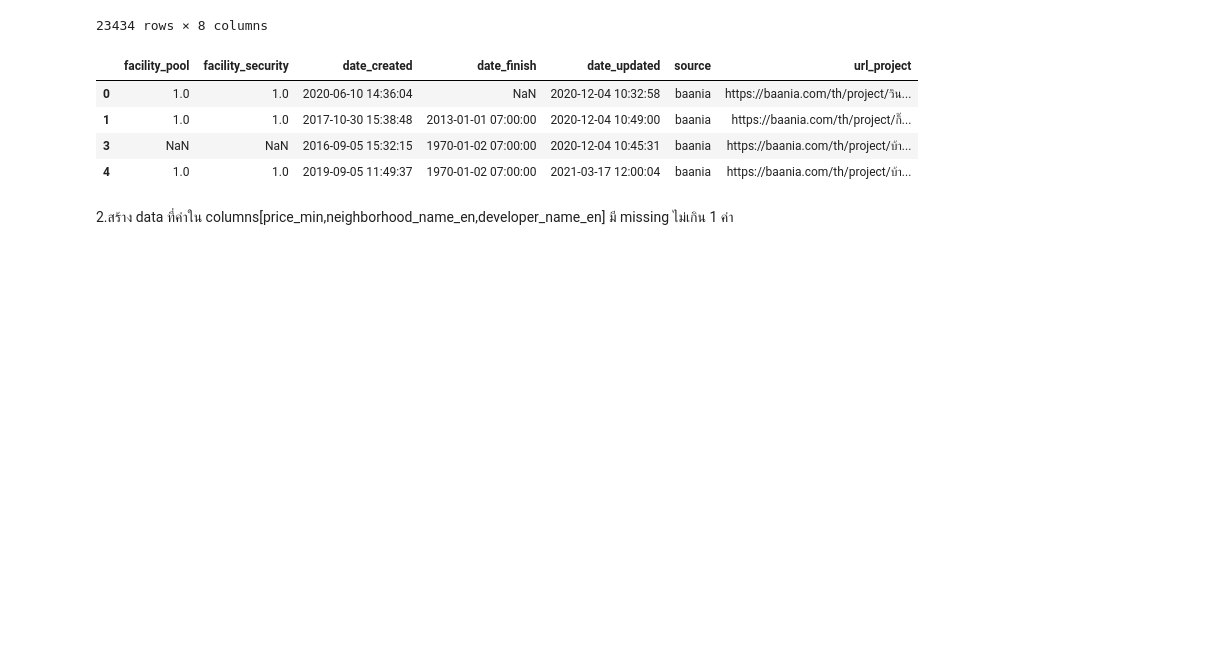
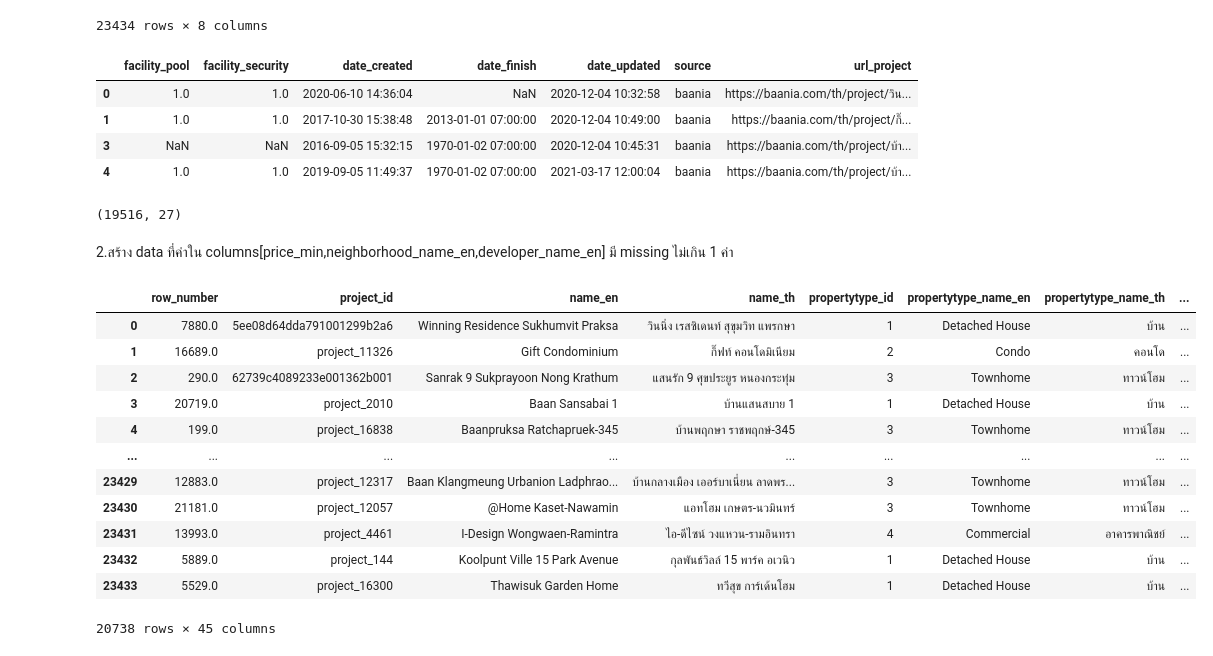
Before and after one commit to Phruetti/DPDM65, a Jupyter notebook: preprocessing.ipynb, the cells around one changed output. Cells and saved outputs as stored; diff of their text form; code cells hidden in the pictures; blank space fills up the shorter version.

```diff
--- a/preprocessing.ipynb
+++ b/preprocessing.ipynb
@@ -242,5 +242,25 @@ project_df.iloc[:5,-7:].dropna(thresh=5)
 | 1 | 1.0 | 1.0 | 2017-10-30 15:38:48 | 2013-01-01 07:00:00 | 2020-12-04 10:49:00 | baania | https://baania.com/th/project/กิ๊... |
 | 3 | NaN | NaN | 2016-09-05 15:32:15 | 1970-01-02 07:00:00 | 2020-12-04 10:45:31 | baania | https://baania.com/th/project/บ้า... |
 | 4 | 1.0 | 1.0 | 2019-09-05 11:49:37 | 1970-01-02 07:00:00 | 2021-03-17 12:00:04 | baania | https://baania.com/th/project/บ้า... |
+# %%
+project_df.dropna(axis = 1,thresh = 0.8202*project_df.shape[0]).dropna().shape
+# %% [output]
+(19516, 27)
 # %% [markdown]
 2.สร้าง data ที่ค่าใน columns[price_min,neighborhood_name_en,developer_name_en] มี missing ไม่เกิน 1 ค่า
+# %%
+project_df.dropna(subset = ['price_min', 'neighborhood_name_en','developer_name_en'],thresh = 2)
+# %% [output]
+|  | row_number | project_id | name_en | name_th | propertytype_id | propertytype_name_en | propertytype_name_th | ... |
+| 0 | 7880.0 | 5ee08d64dda791001299b2a6 | Winning Residence Sukhumvit Praksa | วินนิ่ง เรสซิเดนท์ สุขุมวิท แพรกษา | 1 | Detached House | บ้าน | ... |
+| 1 | 16689.0 | project_11326 | Gift Condominium | กิ๊ฟท์ คอนโดมิเนียม | 2 | Condo | คอนโด | ... |
+| 2 | 290.0 | 62739c4089233e001362b001 | Sanrak 9 Sukprayoon Nong Krathum | แสนรัก 9 ศุขประยูร หนองกระทุ่ม | 3 | Townhome | ทาวน์โฮม | ... |
+| 3 | 20719.0 | project_2010 | Baan Sansabai 1 | บ้านแสนสบาย 1 | 1 | Detached House | บ้าน | ... |
+| 4 | 199.0 | project_16838 | Baanpruksa Ratchapruek-345 | บ้านพฤกษา ราชพฤกษ์-345 | 3 | Townhome | ทาวน์โฮม | ... |
+| ... | ... | ... | ... | ... | ... | ... | ... | ... |
+| 23429 | 12883.0 | project_12317 | Baan Klangmeung Urbanion Ladphrao... | บ้านกลางเมือง เออร์บาเนี่ยน ลาดพร... | 3 | Townhome | ทาวน์โฮม | ... |
+| 23430 | 21181.0 | project_12057 | @Home Kaset-Nawamin | แอทโฮม เกษตร-นวมินทร์ | 3 | Townhome | ทาวน์โฮม | ... |
+| 23431 | 13993.0 | project_4461 | I-Design Wongwaen-Ramintra | ไอ-ดีไซน์ วงแหวน-รามอินทรา | 4 | Commercial | อาคารพาณิชย์ | ... |
+| 23432 | 5889.0 | project_144 | Koolpunt Ville 15 Park Avenue | กุลพันธ์วิลล์ 15 พาร์ค อเวนิว | 1 | Detached House | บ้าน | ... |
+| 23433 | 5529.0 | project_16300 | Thawisuk Garden Home | ทวีสุข การ์เด้นโฮม | 1 | Detached House | บ้าน | ... |
+20738 rows × 45 columns
```
Also changed, not shown: parts of 7 cells of this notebook.
